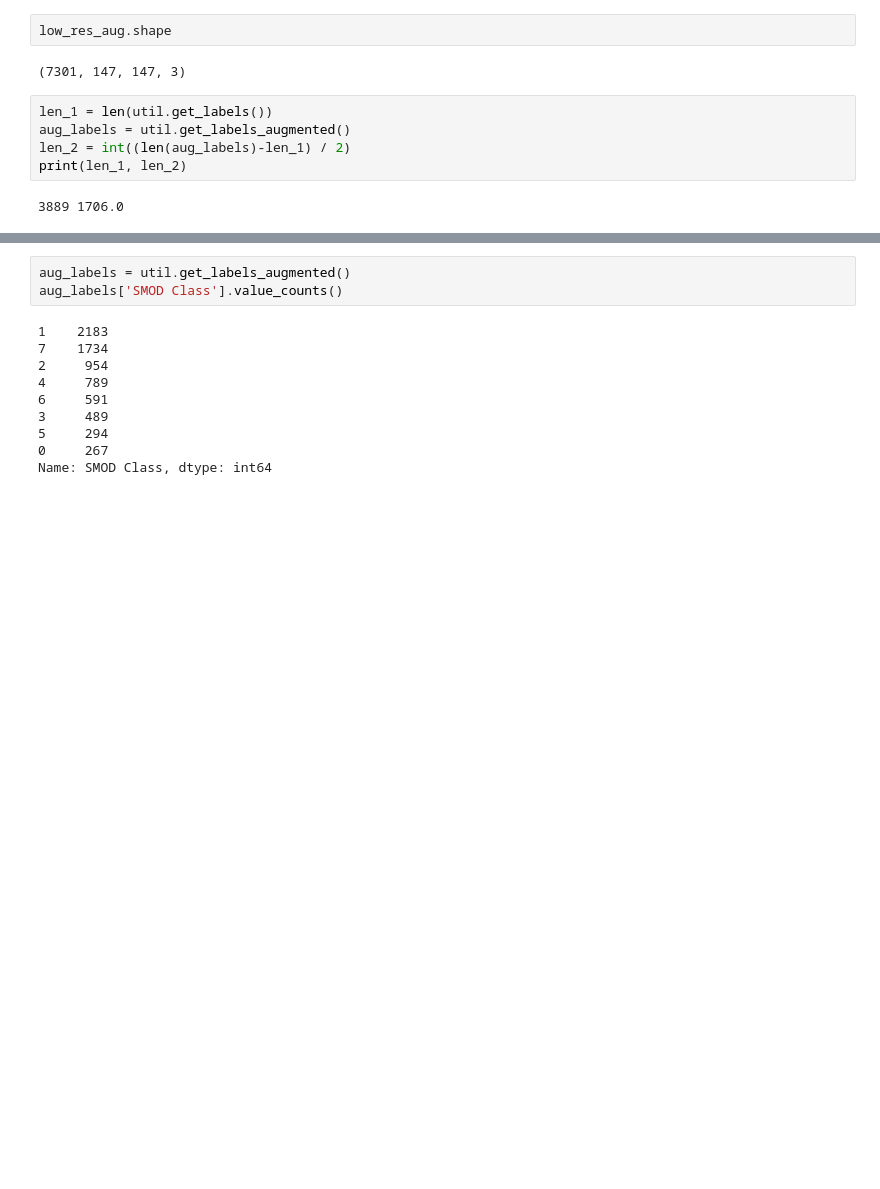
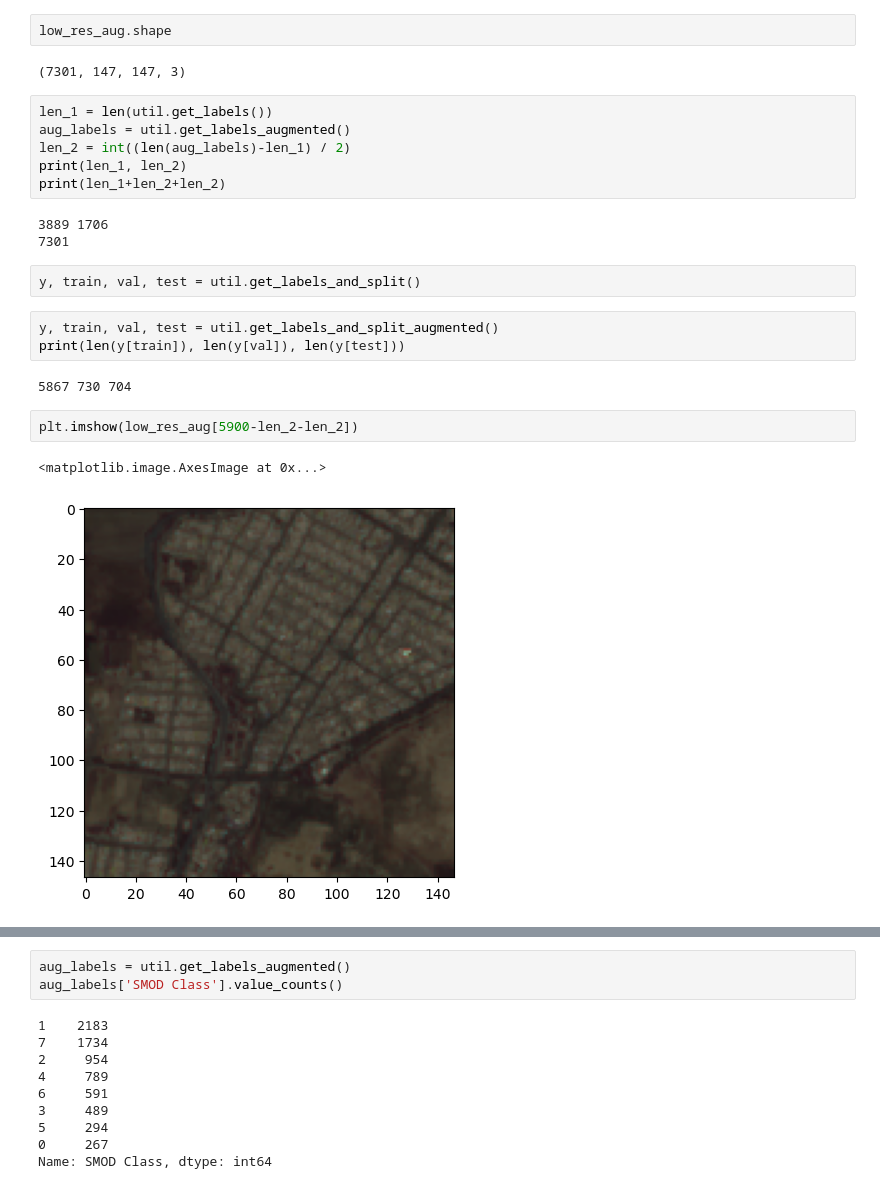
Before and after one commit to AbhishekVangipuram/CS229FinalProj, a Jupyter notebook: exploration.ipynb, the cells around one changed output, grey strips where cells are left out. Saved outputs shown, nothing was run; the diff lists cells and outputs as text; blank space fills up the shorter version.

```diff
--- a/exploration.ipynb
+++ b/exploration.ipynb
@@ -178,6 +178,20 @@ len_1 = len(util.get_labels())
 aug_labels = util.get_labels_augmented()
 len_2 = int((len(aug_labels)-len_1) / 2)
 print(len_1, len_2)
+print(len_1+len_2+len_2)
 # %% [output]
-3889 1706.0
+3889 1706
+7301
+# %%
+y, train, val, test = util.get_labels_and_split()
+# %%
+y, train, val, test = util.get_labels_and_split_augmented()
+print(len(y[train]), len(y[val]), len(y[test]))
+# %% [output]
+5867 730 704
+# %%
+plt.imshow(low_res_aug[5900-len_2-len_2])
+# %% [output]
+<matplotlib.image.AxesImage at 0x...>
+[figure, added]
 # %%
```
Also changed, not shown: parts of 2 cells of this notebook, 9 other files.
